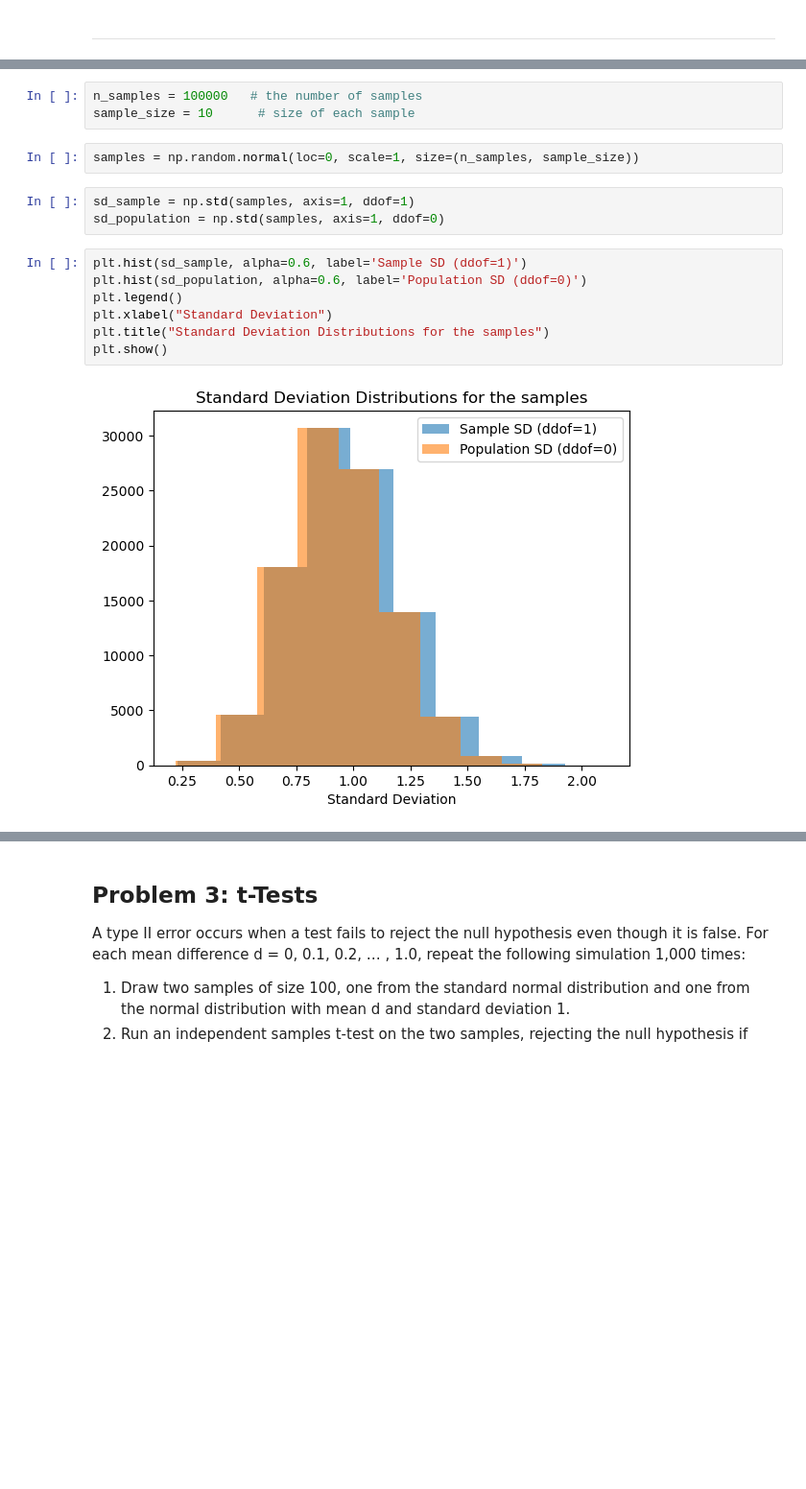
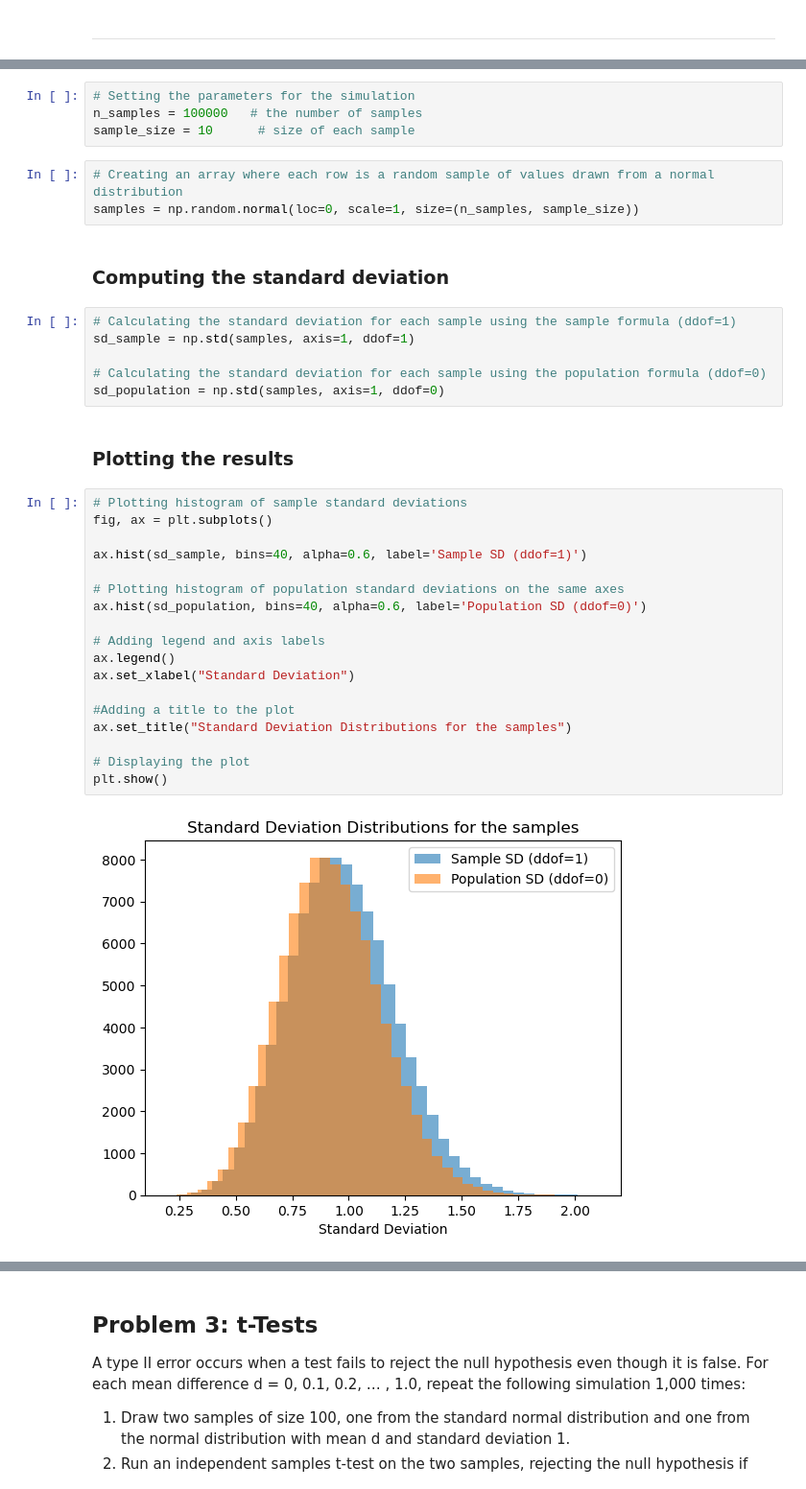
Before and after one commit to Ange-Dvs/applied-statistics, a Jupyter notebook: problems.ipynb, the cells around one changed output, grey strips where cells are left out. Shown at 96% size. Saved outputs shown, nothing was run; the diff lists cells and outputs as text; blank space fills up the shorter version.

Commit message:
Problem 2 headings added, number of bins in histogram increased, initial observations of the histogram added.

```diff
--- a/problems.ipynb
+++ b/problems.ipynb
@@ -472,17 +478,37 @@ Generate 100,000 samples of size 10 from the standard normal distribution. For e
 # %%
+# Setting the parameters for the simulation
 n_samples = 100000   # the number of samples
 sample_size = 10      # size of each sample
 # %%
+# Creating an array where each row is a random sample of values drawn from a normal distribution
 samples = np.random.normal(loc=0, scale=1, size=(n_samples, sample_size))
+# %% [markdown]
+### Computing the standard deviation
 # %%
+# Calculating the standard deviation for each sample using the sample formula (ddof=1)
 sd_sample = np.std(samples, axis=1, ddof=1)
+
+# Calculating the standard deviation for each sample using the population formula (ddof=0)
 sd_population = np.std(samples, axis=1, ddof=0)
+# %% [markdown]
+### Plotting the results
 # %%
-plt.hist(sd_sample, alpha=0.6, label='Sample SD (ddof=1)')
-plt.hist(sd_population, alpha=0.6, label='Population SD (ddof=0)')
-plt.legend()
-plt.xlabel("Standard Deviation")
-plt.title("Standard Deviation Distributions for the samples")
+# Plotting histogram of sample standard deviations
+fig, ax = plt.subplots()
+
+ax.hist(sd_sample, bins=40, alpha=0.6, label='Sample SD (ddof=1)')
+
+# Plotting histogram of population standard deviations on the same axes
+ax.hist(sd_population, bins=40, alpha=0.6, label='Population SD (ddof=0)')
+
+# Adding legend and axis labels
+ax.legend()
+ax.set_xlabel("Standard Deviation")
+
+#Adding a title to the plot
+ax.set_title("Standard Deviation Distributions for the samples")
+
+# Displaying the plot
 plt.show()
 # %% [output]
-[figure, old version]
+[figure, new version]
```
Also changed, not shown: parts of 3 cells of this notebook.
